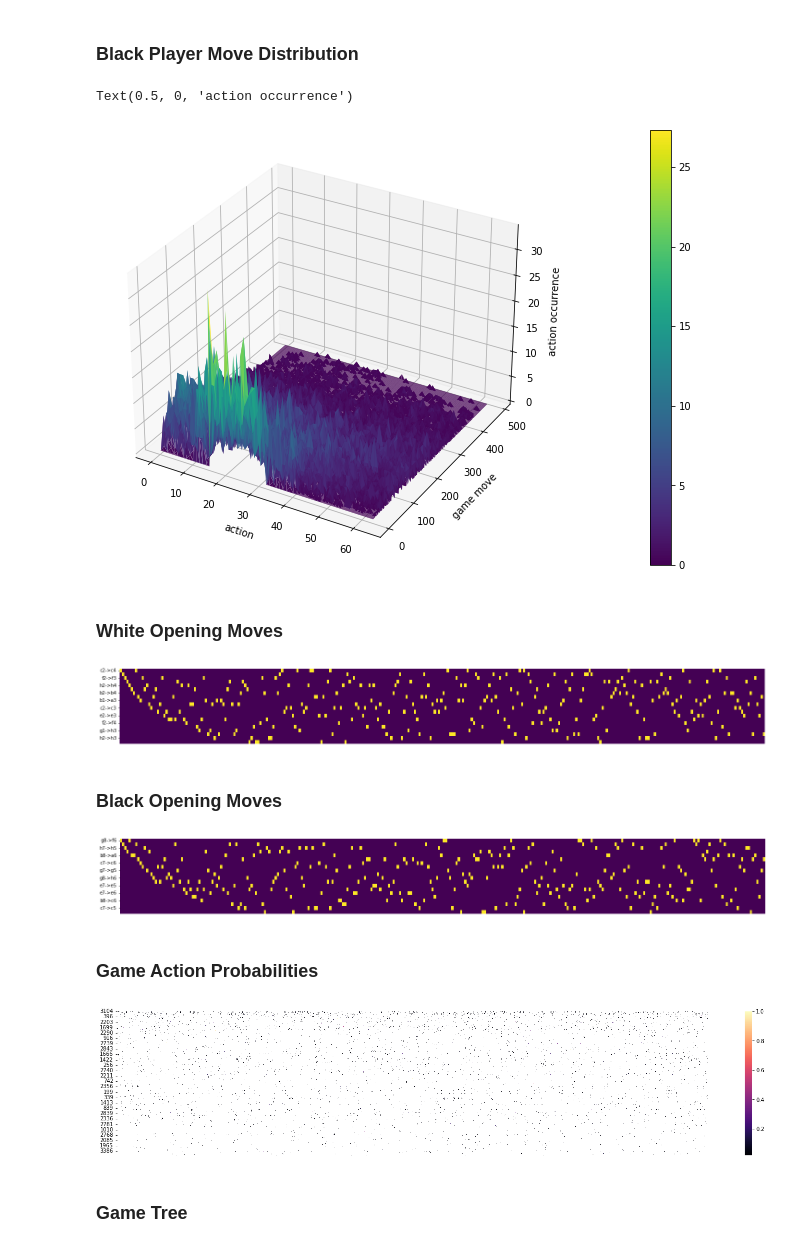
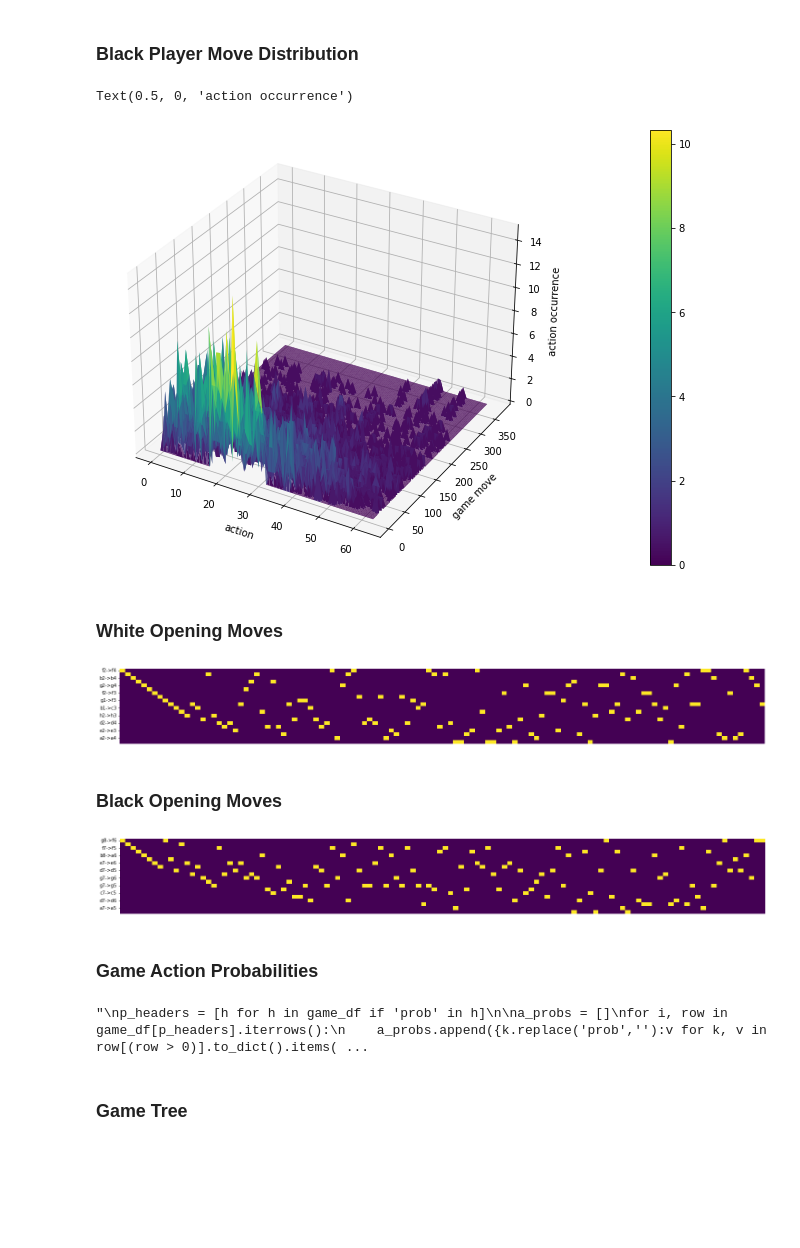
Before and after one commit to bellerb/chappie.ai, a Jupyter notebook: notebooks/BotEvaluation.ipynb, the cells around one changed output. Cells and saved outputs as stored; diff of their text form; code cells hidden in the pictures; blank space fills up the shorter version.

```diff
--- a/notebooks/BotEvaluation.ipynb
+++ b/notebooks/BotEvaluation.ipynb
@@ -75,7 +86,7 @@ x_map = ['a', 'b', 'c', 'd', 'e', 'f', 'g', 'h'] #Board x representation
 y_map = ['8', '7', '6', '5', '4', '3', '2', '1'] #Board y representation
 
 o_results = []
-for g, g_log in game_df.groupby('Game-ID'):
+for g, g_log in game_df.dropna(subset=['ELO']).groupby('Game-ID'):
     move = 1
     for i, row in g_log.iterrows():
         c_pos, n_pos = parse_move(row)
@@ -162,12 +173,12 @@ ax.set_ylabel('game move')
 ax.set_zlabel('action occurrence')
 # %% [output]
 Text(0.5, 0, 'action occurrence')
-[figure, old version]
+[figure, new version]
 # %% [markdown]
 ### White Opening Moves
 # %%
 o_results = []
-for g, g_log in game_df.groupby('Game-ID'):
+for g, g_log in game_df.dropna(subset=['ELO']).groupby('Game-ID'):
     c_pos, n_pos = parse_move(g_log.iloc[0])
     o_results.append({f'{c_pos}->{n_pos}':1})
 o_results = pd.DataFrame(o_results).fillna(0).T
@@ -176,24 +187,25 @@ plt.rcParams['figure.figsize'] = [25, 3] #Resize graph
 sb.heatmap(o_results, cmap='viridis', cbar=False, xticklabels=False, linewidths=0)
 plt.show()
 # %% [output]
-[figure, old version]
+[figure, new version]
 # %% [markdown]
 ### Black Opening Moves
 # %%
 o_results = []
-for g, g_log in game_df.groupby('Game-ID'):
+for g, g_log in game_df.dropna(subset=['ELO']).groupby('Game-ID'):
     c_pos, n_pos = parse_move(g_log.iloc[1])
     o_results.append({f'{c_pos}->{n_pos}':1})
 o_results = pd.DataFrame(o_results).fillna(0).T
 
 plt.rcParams['figure.figsize'] = [25, 3] #Resize graph
 sb.heatmap(o_results, cmap='viridis', cbar=False, xticklabels=False, linewidths=0)
 plt.show()
 # %% [output]
-[figure, old version]
+[figure, new version]
 # %% [markdown]
 ### Game Action Probabilities
 # %%
+'''
 p_headers = [h for h in game_df if 'prob' in h]
 
 a_probs = []
@@ -204,8 +216,9 @@ a_probs = pd.DataFrame(a_probs)
 plt.rcParams['figure.figsize'] = [25, 5] #Resize graph
 sb.heatmap(a_probs.T, cmap='magma', xticklabels=False, linewidths=0)
 plt.show()
+'''
 # %% [output]
-[figure, removed]
+"\np_headers = [h for h in game_df if 'prob' in h]\n\na_probs = []\nfor i, row in game_df[p_headers].iterrows():\n    a_probs.append({k.replace('prob',''):v for k, v in row[(row > 0)].to_dict().items( ...
 # %% [markdown]
 ### Game Tree
 # %%
```
Also changed, not shown: parts of 17 cells of this notebook, 5 other files.
